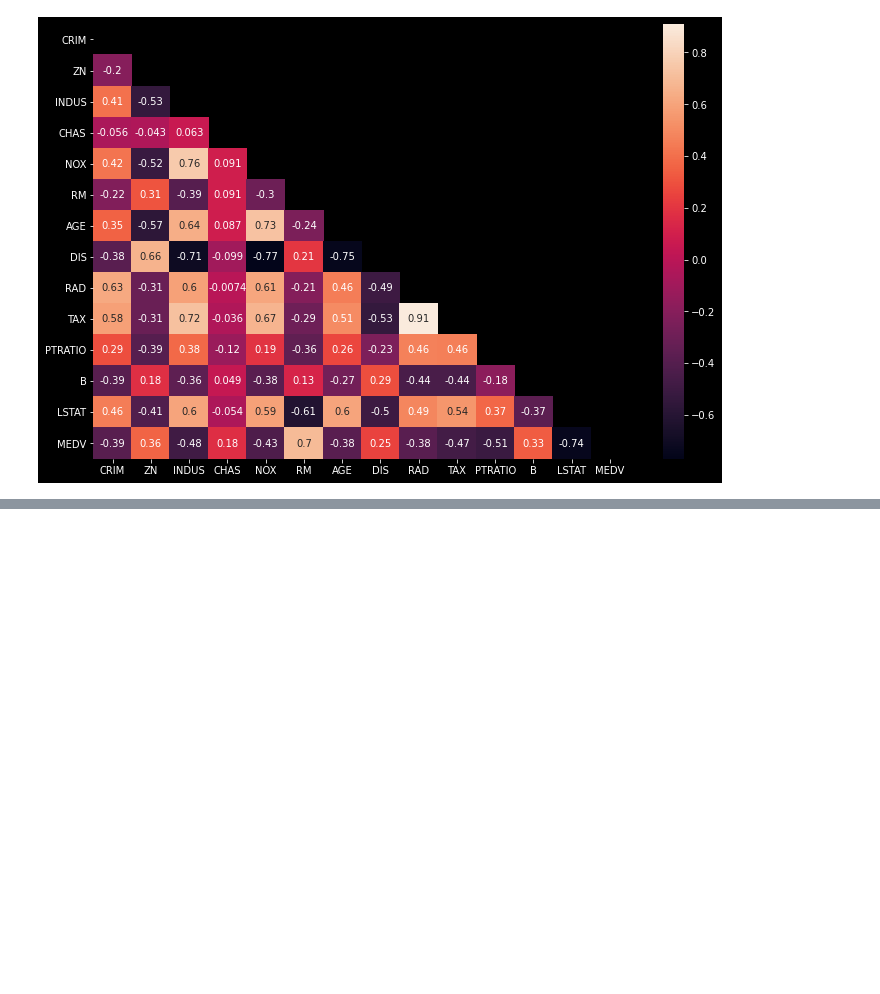
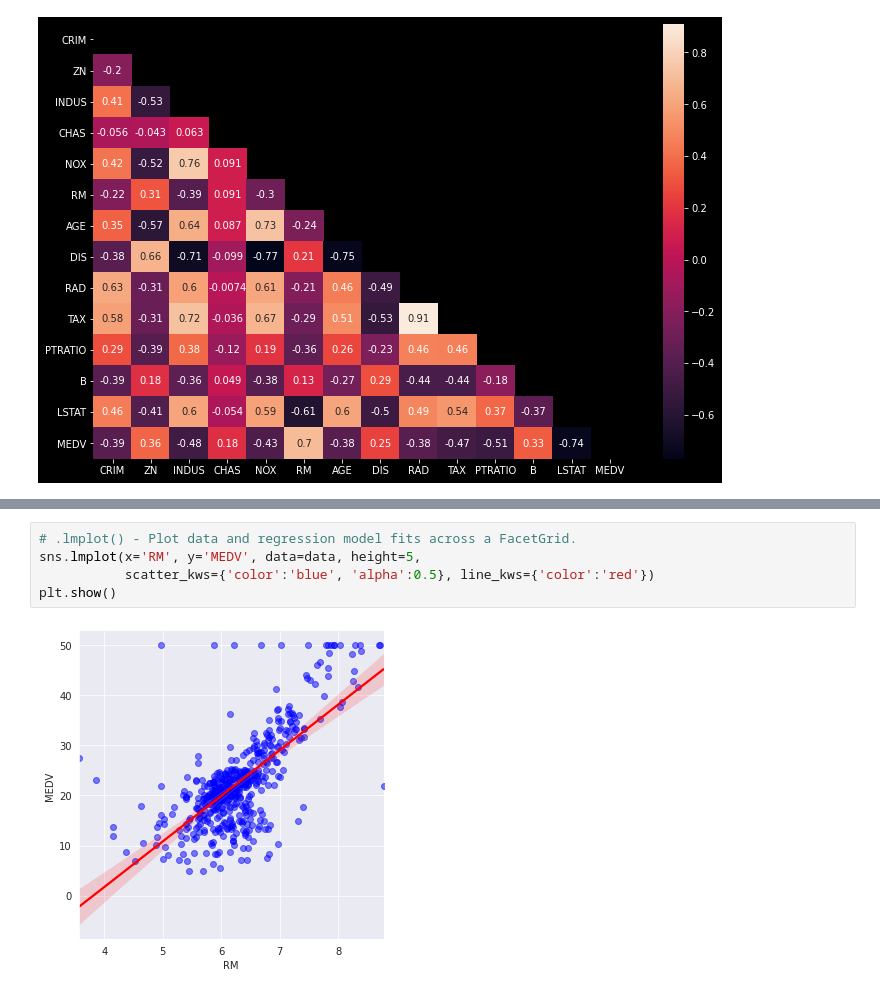
Before and after one commit to playeredlc/DataScience-Learnings, a Jupyter notebook: Linear-Regression/House-Prices-Prediction/house_prices_multivar_regression.ipynb, the cells around one changed output, grey strips where cells are left out. Saved outputs shown, nothing was run; the diff lists cells and outputs as text; blank space fills up the shorter version.

```diff
--- a/Linear-Regression/House-Prices-Prediction/house_prices_multivar_regression.ipynb
+++ b/Linear-Regression/House-Prices-Prediction/house_prices_multivar_regression.ipynb
@@ -323,0 +350,7 @@ plt.show()
+# %%
+# .lmplot() - Plot data and regression model fits across a FacetGrid.
+sns.lmplot(x='RM', y='MEDV', data=data, height=5,
+           scatter_kws={'color':'blue', 'alpha':0.5}, line_kws={'color':'red'})
+plt.show()
+# %% [output]
+[figure, added]
```
Also changed, not shown: parts of 8 cells of this notebook.
